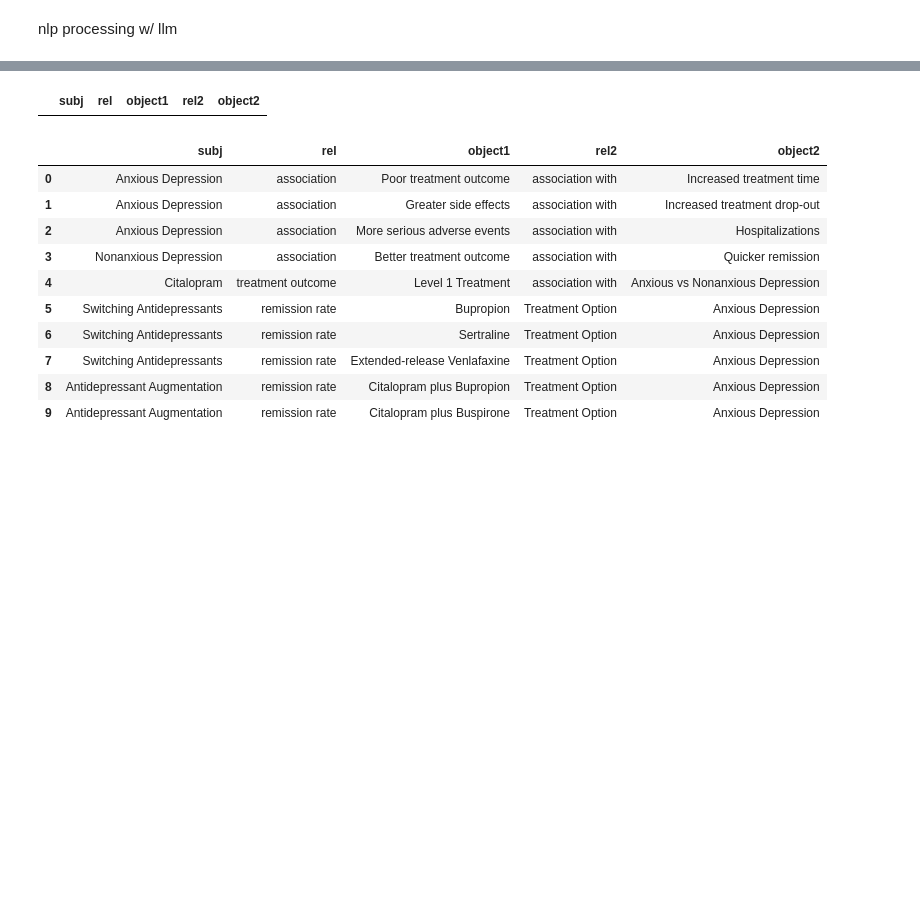
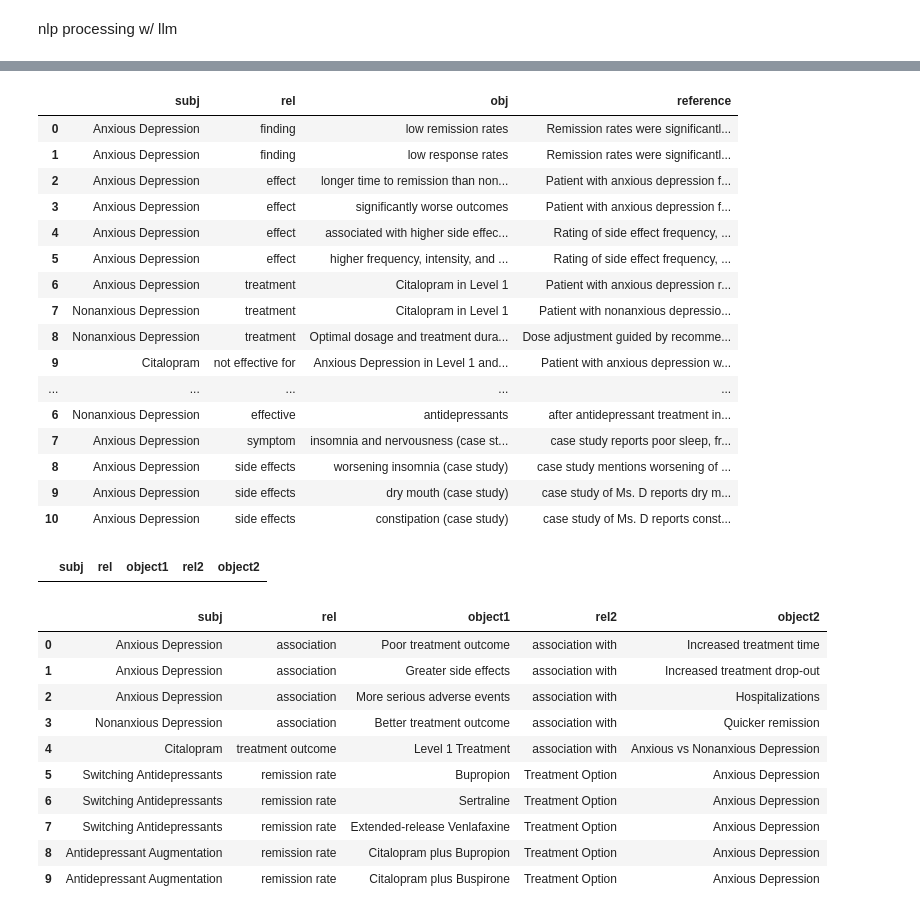
Before and after one commit to rishikasrinivas/KnowledgeGraphMentalHealth, a Jupyter notebook: model.ipynb, the cells around one changed output, grey strips where cells are left out. Drawn from its saved outputs; the diff is of its cells as text; code cells hidden in the pictures; blank space fills up the shorter version.

```diff
--- a/model.ipynb
+++ b/model.ipynb
@@ -96,3 +61,4 @@ direct pdf w/ llm
 # %%
 API_KEY=''
 modeltype= 'gpt-4-turbo-preview'
+main_dir="Docs/"
@@ -381,0 +394,20 @@ data = {
+# %%
+df
+# %% [output]
+|  | subj | rel | obj | reference |
+| 0 | Anxious Depression | finding | low remission rates | Remission rates were significantl... |
+| 1 | Anxious Depression | finding | low response rates | Remission rates were significantl... |
+| 2 | Anxious Depression | effect | longer time to remission than non... | Patient with anxious depression f... |
+| 3 | Anxious Depression | effect | significantly worse outcomes | Patient with anxious depression f... |
+| 4 | Anxious Depression | effect | associated with higher side effec... | Rating of side effect frequency, ... |
+| 5 | Anxious Depression | effect | higher frequency, intensity, and ... | Rating of side effect frequency, ... |
+| 6 | Anxious Depression | treatment | Citalopram in Level 1 | Patient with anxious depression r... |
+| 7 | Nonanxious Depression | treatment | Citalopram in Level 1 | Patient with nonanxious depressio... |
+| 8 | Nonanxious Depression | treatment | Optimal dosage and treatment dura... | Dose adjustment guided by recomme... |
+| 9 | Citalopram | not effective for | Anxious Depression in Level 1 and... | Patient with anxious depression w... |
+| ... | ... | ... | ... | ... |
+| 6 | Nonanxious Depression | effective | antidepressants | after antidepressant treatment in... |
+| 7 | Anxious Depression | symptom | insomnia and nervousness (case st... | case study reports poor sleep, fr... |
+| 8 | Anxious Depression | side effects | worsening insomnia (case study) | case study mentions worsening of ... |
+| 9 | Anxious Depression | side effects | dry mouth (case study) | case study of Ms. D reports dry m... |
+| 10 | Anxious Depression | side effects | constipation (case study) | case study of Ms. D reports const... |
```
Also changed, not shown: parts of 14 cells of this notebook.
